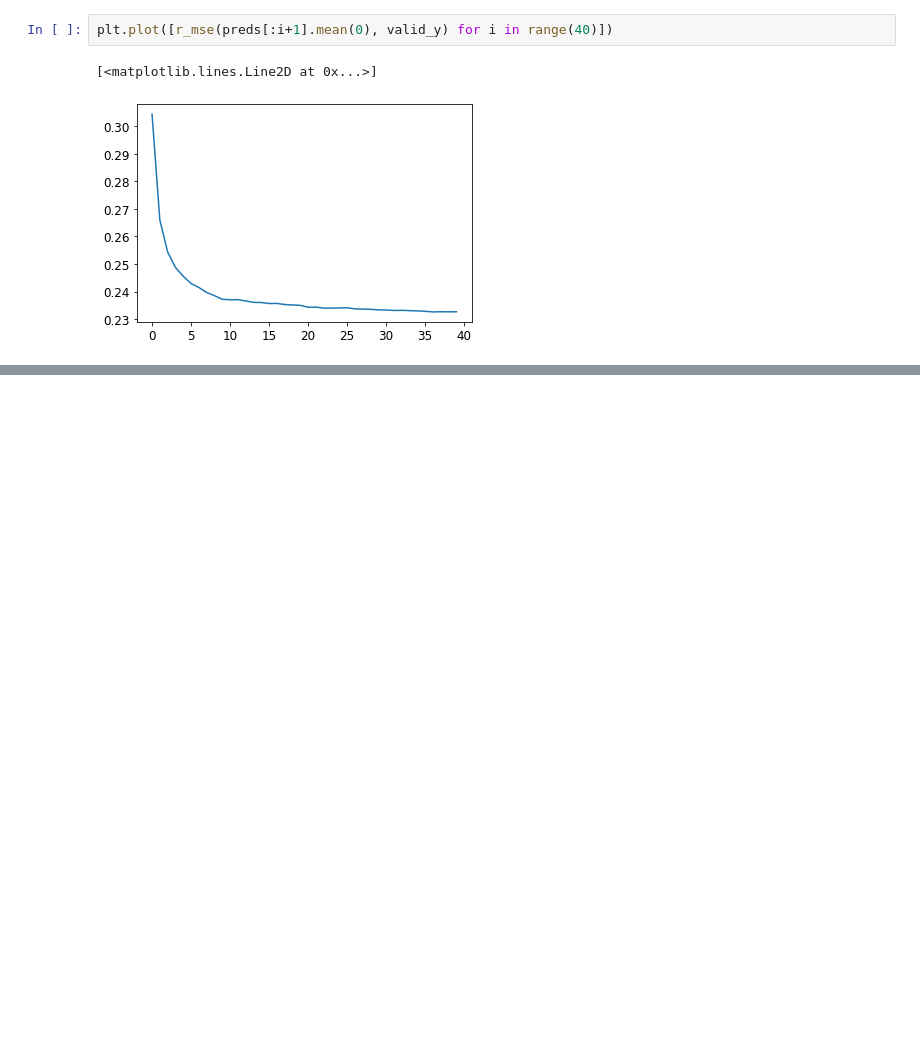
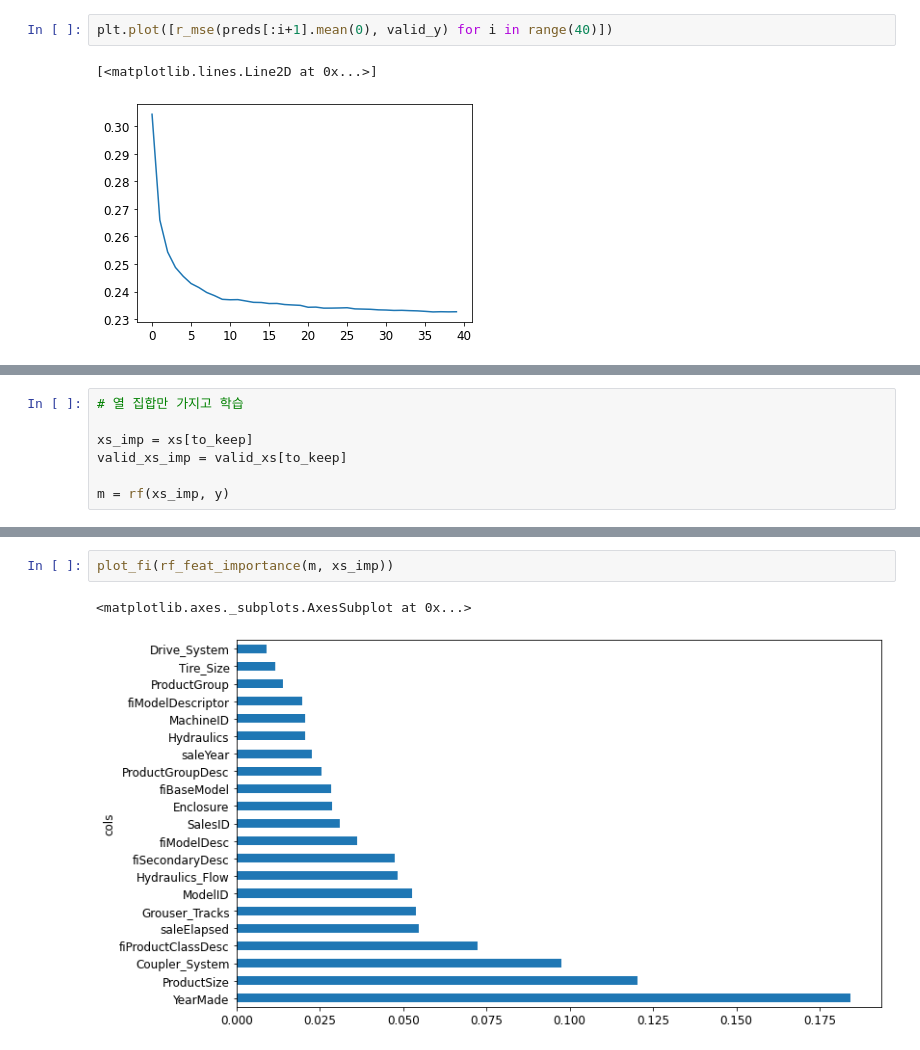
Before and after one commit to 2naff/fastai, a Jupyter notebook: Lesson9.ipynb, the cells around one changed output, grey strips where cells are left out. Saved outputs shown, nothing was run; the diff lists cells and outputs as text; blank space fills up the shorter version.

```diff
--- a/Lesson9.ipynb
+++ b/Lesson9.ipynb
@@ -375,0 +457,7 @@ plt.plot([r_mse(preds[:i+1].mean(0), valid_y) for i in range(40)])
+# %%
+# 열 집합만 가지고 학습
+
+xs_imp = xs[to_keep]
+valid_xs_imp = valid_xs[to_keep]
+
+m = rf(xs_imp, y)
@@ -375,0 +474,5 @@ plt.plot([r_mse(preds[:i+1].mean(0), valid_y) for i in range(40)])
+# %%
+plot_fi(rf_feat_importance(m, xs_imp))
+# %% [output]
+<matplotlib.axes._subplots.AxesSubplot at 0x...>
+[figure, added]
```
Also changed, not shown: parts of 20 cells of this notebook, 2 other files.
